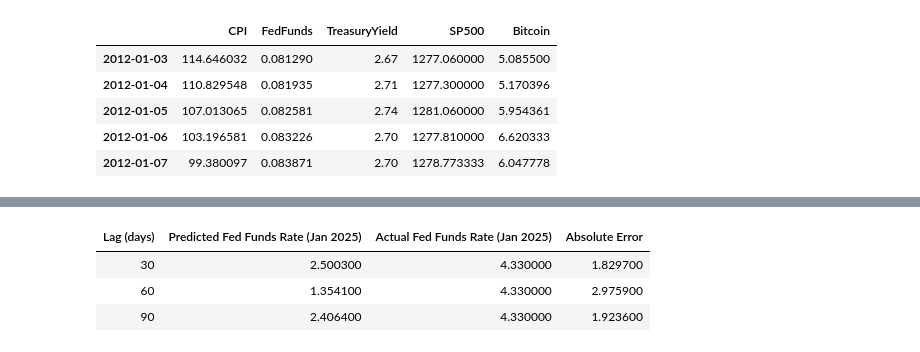
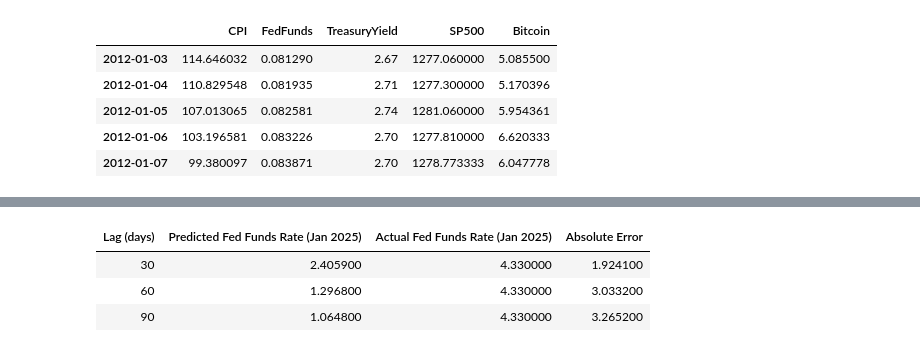
Before and after one commit to johnsonlarryl/prime-derivative, a Jupyter notebook: notebooks/EDA.ipynb, the cells around one changed output, grey strips where cells are left out. Saved outputs shown, nothing was run; the diff lists cells and outputs as text; code cells hidden in the pictures.

```diff
--- a/notebooks/EDA.ipynb
+++ b/notebooks/EDA.ipynb
@@ -1586,3 +1597,20 @@ combined_daily.head()
 | 2012-01-05 | 107.013065 | 0.082581 | 2.74 | 1281.060000 | 5.954361 |
 | 2012-01-06 | 103.196581 | 0.083226 | 2.70 | 1277.810000 | 6.620333 |
 | 2012-01-07 | 99.380097 | 0.083871 | 2.70 | 1278.773333 | 6.047778 |
+# %%
+# Ensure datetime index and sort
+model_data.index = pd.to_datetime(model_data.index)
+model_data = model_data.sort_index()
+
+# Create a daily date range from the first to last date
+daily_index = pd.date_range(start=model_data.index.min(), end=model_data.index.max(), freq='D')
+
+# Reindex and interpolate
+model_data_daily = model_data.reindex(daily_index)
+model_data_daily = model_data_daily.interpolate(method='time')
+
+# Optional: Rename index
+model_data_daily.index.name = 'Date'
+
+# Sanity check
+model_data_daily.loc['2025-01-25':'2025-02-05']
@@ -1909,8 +1945,8 @@ for n_lags in [30, 60, 90]:
          [[{{node gradients/split_1_grad/concat/split_1/split_dim}}]]
 # %%
-evaluate_lag_predictions(results, model_data)
+evaluate_lag_predictions(results, model_data_daily)
 # %% [output]
 | Lag (days) | Predicted Fed Funds Rate (Jan 2025) | Actual Fed Funds Rate (Jan 2025) | Absolute Error |
-| 30 | 2.500300 | 4.330000 | 1.829700 |
-| 60 | 1.354100 | 4.330000 | 2.975900 |
-| 90 | 2.406400 | 4.330000 | 1.923600 |
+| 30 | 2.405900 | 4.330000 | 1.924100 |
+| 60 | 1.296800 | 4.330000 | 3.033200 |
+| 90 | 1.064800 | 4.330000 | 3.265200 |
```
Also changed, not shown: parts of 12 cells of this notebook.
